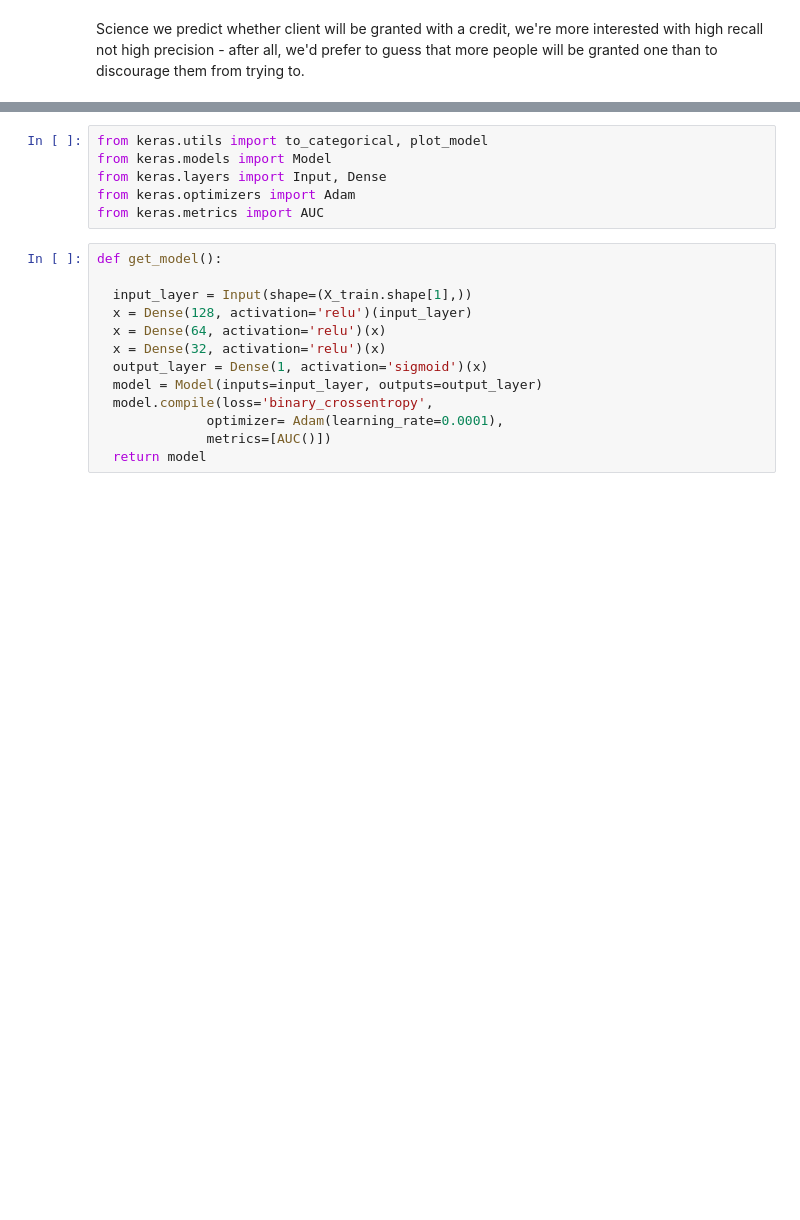
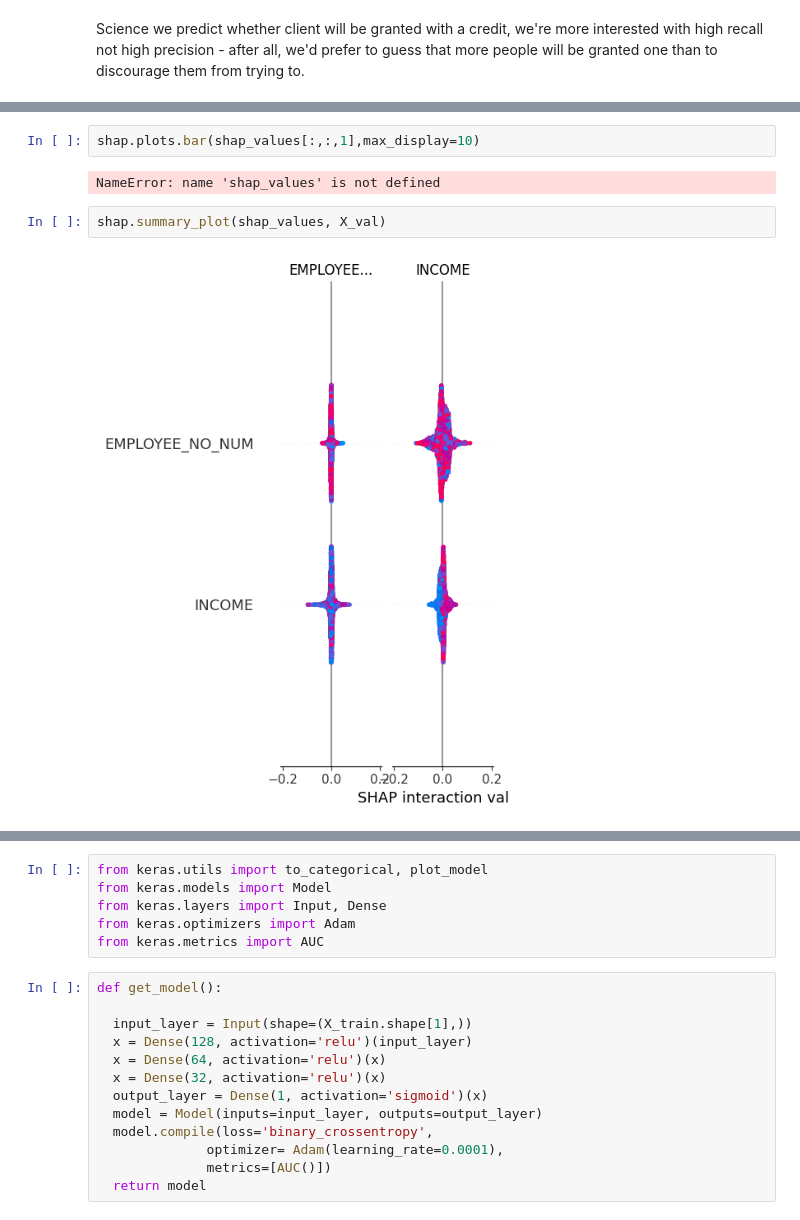
Before and after one commit to Michael-Pytel/Consumer-Loans-Analysis, a Jupyter notebook: notebooks/modeling_validation.ipynb, the cells around one changed output, grey strips where cells are left out. Saved outputs shown, nothing was run; the diff lists cells and outputs as text; blank space fills up the shorter version.

Commit message:
added shap

```diff
--- a/notebooks/modeling_validation.ipynb
+++ b/notebooks/modeling_validation.ipynb
@@ -170,0 +179,8 @@ Science we predict whether client will be granted with a credit, we're more inte
+# %%
+shap.plots.bar(shap_values[:,:,1],max_display=10)
+# %% [output]
+NameError: name 'shap_values' is not defined
+# %%
+shap.summary_plot(shap_values, X_val)
+# %% [output]
+[figure, added]
```
Also changed, not shown: parts of 11 cells of this notebook.
